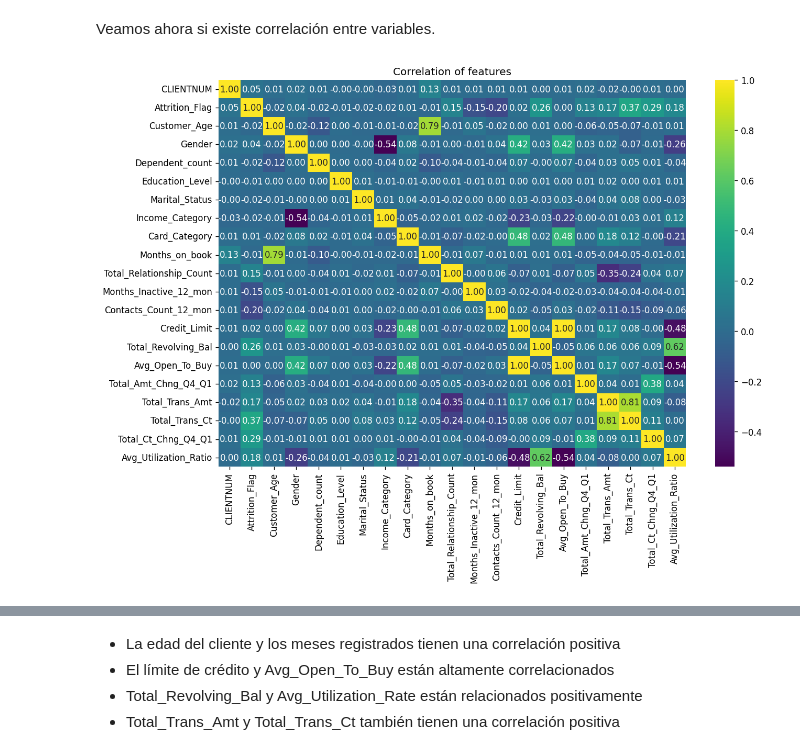
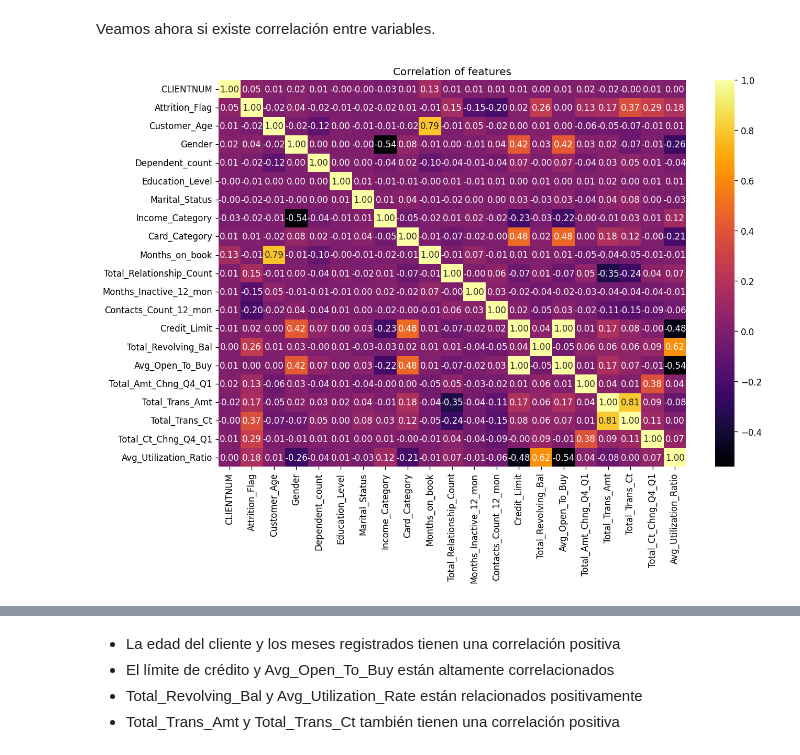
Before and after one commit to SANTONLA/05-EJERCICIOS-PELICULAS, a Jupyter notebook: trabajo_final_modelo.ipynb, the cells around one changed output, grey strips where cells are left out. Drawn from its saved outputs; the diff is of its cells as text; code cells hidden in the pictures.

```diff
--- a/trabajo_final_modelo.ipynb
+++ b/trabajo_final_modelo.ipynb
@@ -517,9 +517,9 @@ Veamos ahora si existe correlación entre variables.
 # %%
 plt.figure(figsize=(12,8), dpi= 120)
 plt.title("Correlation of features")
-sns.heatmap(df_copy.corr(), cmap='viridis', annot=True, fmt='.2f');
+sns.heatmap(df_copy.corr(), cmap='inferno', annot=True, fmt='.2f');
 # %% [output]
-[figure, old version]
+[figure, new version]
 # %%
 fig, ax = plt.subplots(nrows = 1,ncols = 3,figsize = (15,5))
 for i in range(len(numerical_features)):
```
Also changed, not shown: parts of 29 cells of this notebook.
